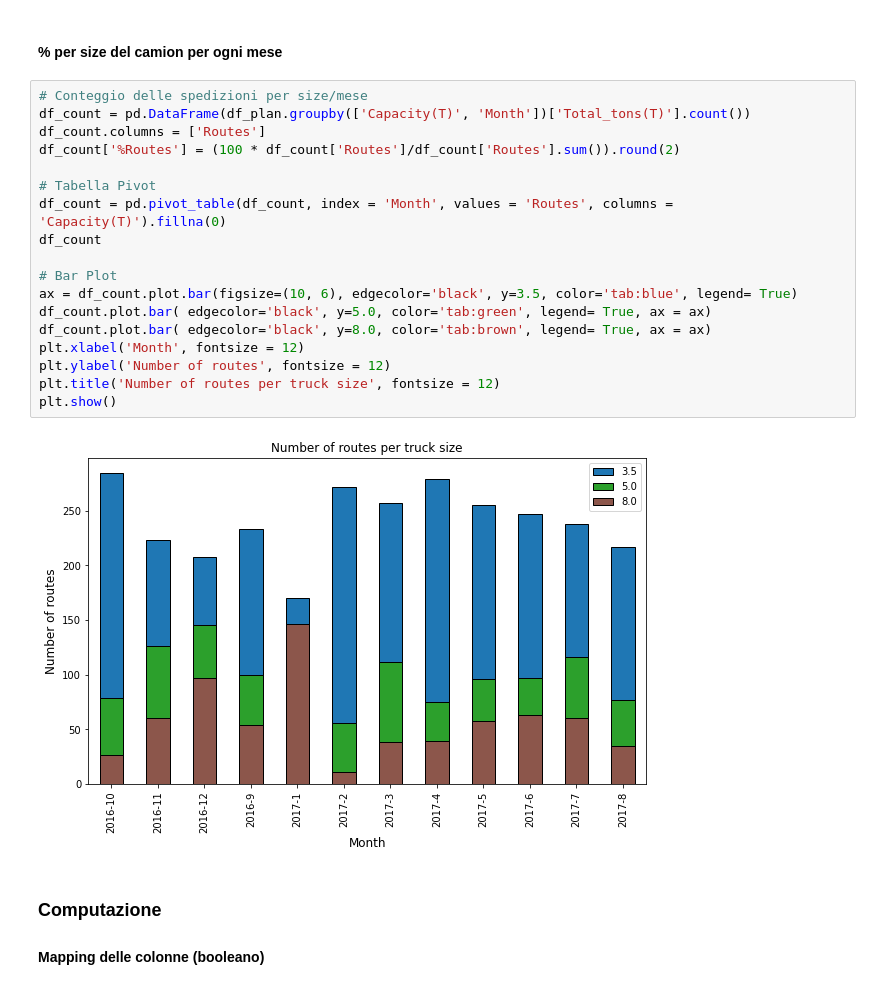
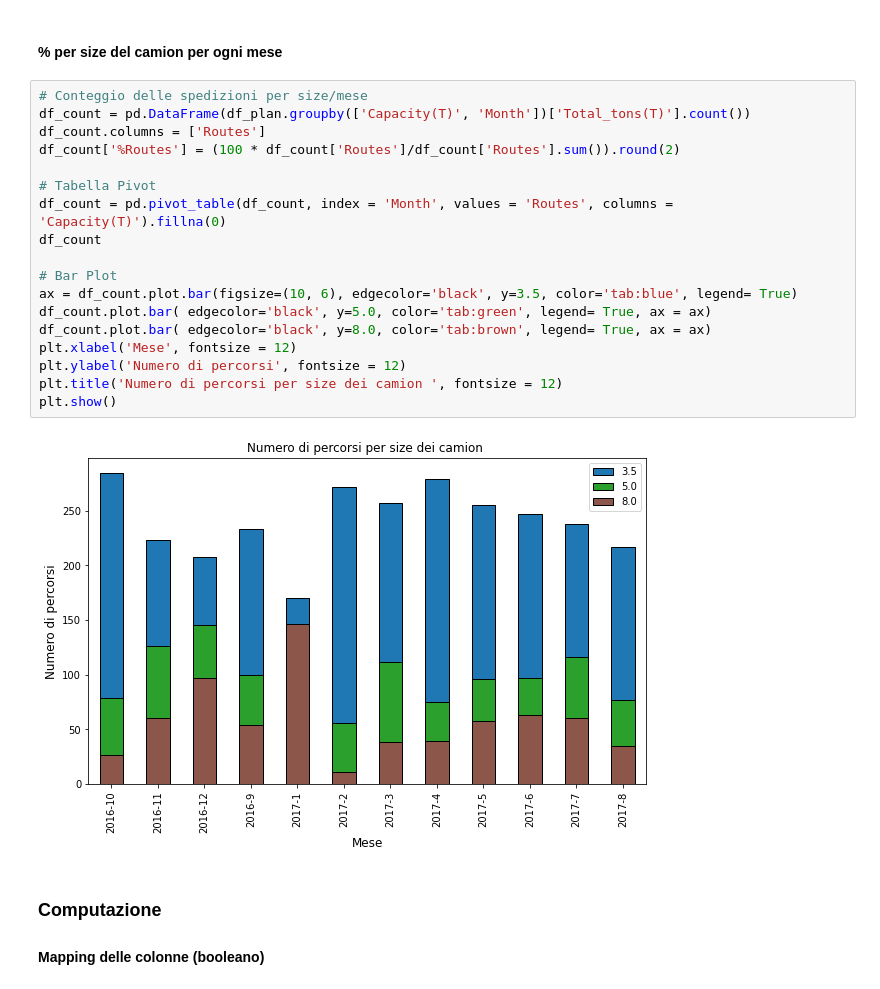
Before and after one commit to GaetanoPalmieri/Graph-Theory-to-optimize-trasportation-net-analysis, a Jupyter notebook: Network Graph.ipynb, the cells around one changed output. Drawn from its saved outputs; the diff is of its cells as text.

```diff
--- a/Network Graph.ipynb
+++ b/Network Graph.ipynb
@@ -52,23 +52,23 @@ df_plan.head()
 # %%
 # Conteggio delle spedizioni per size/mese
 df_count = pd.DataFrame(df_plan.groupby(['Capacity(T)', 'Month'])['Total_tons(T)'].count())
 df_count.columns = ['Routes']
 df_count['%Routes'] = (100 * df_count['Routes']/df_count['Routes'].sum()).round(2)
 
 # Tabella Pivot
 df_count = pd.pivot_table(df_count, index = 'Month', values = 'Routes', columns = 'Capacity(T)').fillna(0)
 df_count
 
 # Bar Plot
 ax = df_count.plot.bar(figsize=(10, 6), edgecolor='black', y=3.5, color='tab:blue', legend= True)
 df_count.plot.bar( edgecolor='black', y=5.0, color='tab:green', legend= True, ax = ax)
 df_count.plot.bar( edgecolor='black', y=8.0, color='tab:brown', legend= True, ax = ax)
-plt.xlabel('Month', fontsize = 12)
-plt.ylabel('Number of routes', fontsize = 12)
-plt.title('Number of routes per truck size', fontsize = 12)
+plt.xlabel('Mese', fontsize = 12)
+plt.ylabel('Numero di percorsi', fontsize = 12)
+plt.title('Numero di percorsi per size dei camion ', fontsize = 12)
 plt.show()
 # %% [output]
-[figure, old version]
+[figure, new version]
 # %% [markdown]
 ### Computazione
 #### Mapping delle colonne (booleano)
```
